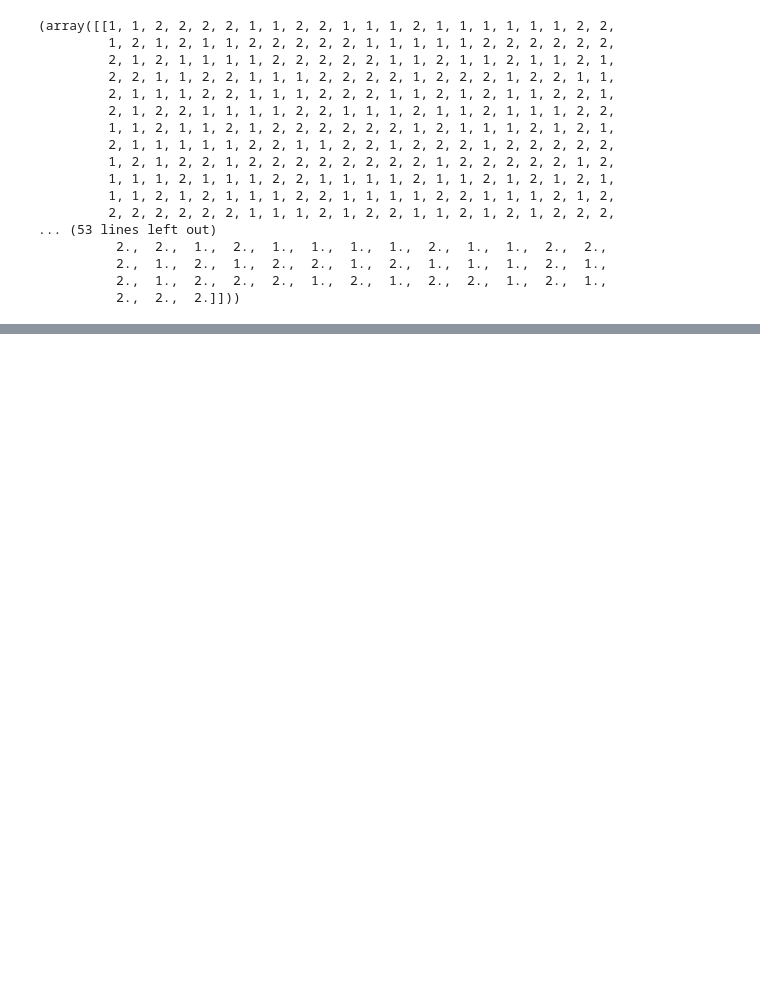
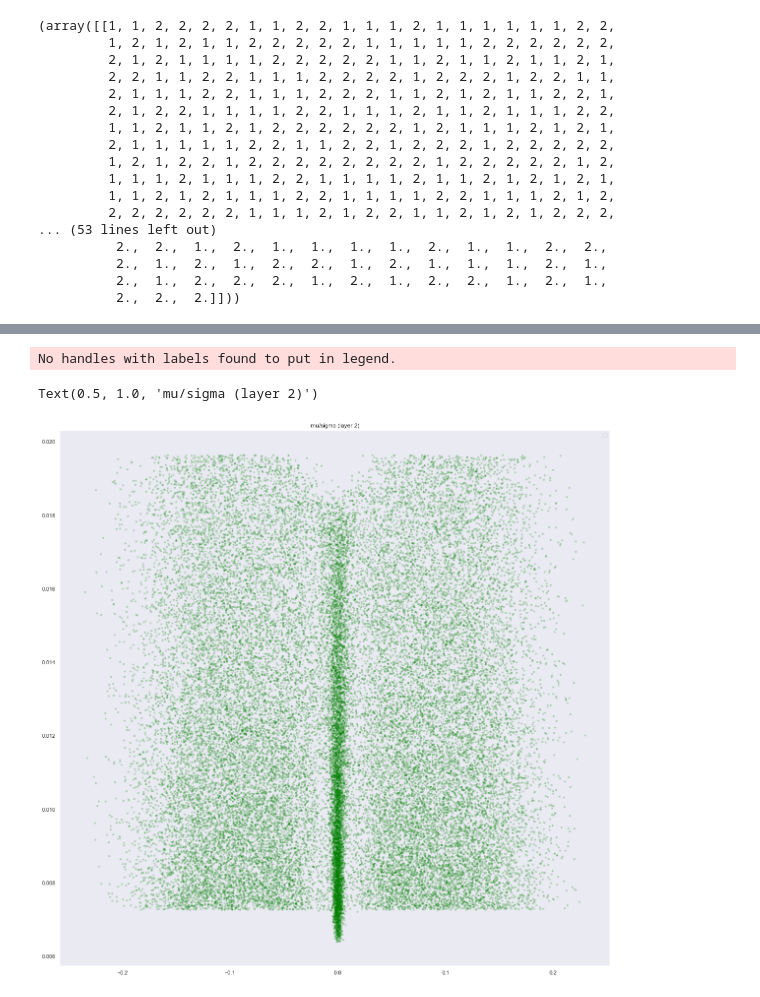
Before and after one commit to julienboussard/dnn_hmm, a Jupyter notebook: load_musall.ipynb, the cells around one changed output, grey strips where cells are left out. Drawn from its saved outputs; the diff is of its cells as text; code cells hidden in the pictures; blank space fills up the shorter version.

```diff
--- a/load_musall.ipynb
+++ b/load_musall.ipynb
@@ -95,0 +138,16 @@ trial_info['CorrectSide'], trial_info['ResponseSide'],
+# %%
+data = data[idxs]
+# %%
+response=response[idxs]
+# %%
+# data loader
+train_dataset = torch.utils.data.TensorDataset(
+    torch.Tensor(data[:400]),
+    torch.Tensor(response-1).type(torch.LongTensor)[:400])
+
+train_loader = torch.utils.data.DataLoader(train_dataset, batch_size=BATCH_SIZE)
+test_dataset = torch.utils.data.TensorDataset(
+    torch.Tensor(data[400:500]),
+    torch.Tensor(response-1).type(torch.LongTensor)[400:500])
+
+test_loader = torch.utils.data.DataLoader(test_dataset, batch_size=TEST_BATCH_SIZE)
@@ -95,0 +355,7 @@ trial_info['CorrectSide'], trial_info['ResponseSide'],
+# %%
+net = BayesianNetwork().to(DEVICE)
+optimizer = optim.Adam(net.parameters())
+for epoch in range(10):
+    train(net, optimizer, epoch,train_loader)
+
+print('pretrained %d epochs on data' %10)
@@ -95,0 +410,10 @@ trial_info['CorrectSide'], trial_info['ResponseSide'],
+# %%
+#fmnist and emnist-pretrained nets layer 2 weights
+fig=plt.figure(figsize=(20,20))
+plt.scatter(net.l2.weight_mu.detach().reshape((-1)).numpy(),torch.log1p(torch.exp(net.l2.weight_rho)).reshape((-1)).detach().numpy(),color='green',alpha=0.2,marker='.')
+
+plt.legend(loc=1);  plt.title('mu/sigma (layer 2)')
+# %% [output]
+No handles with labels found to put in legend.
+Text(0.5, 1.0, 'mu/sigma (layer 2)')
+[figure, added]
```
Also changed, not shown: parts of 20 cells of this notebook.
